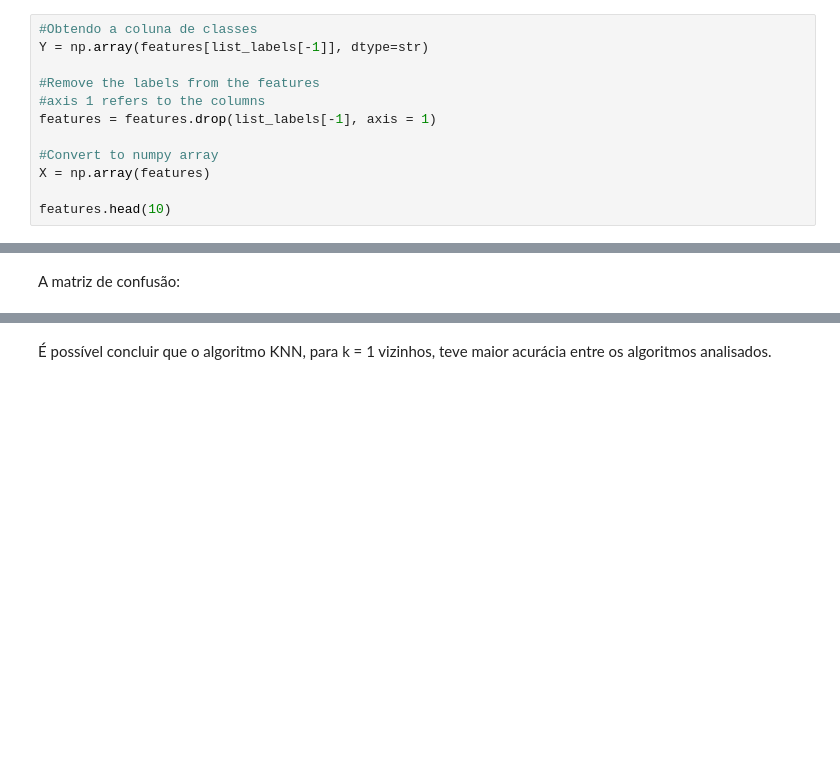
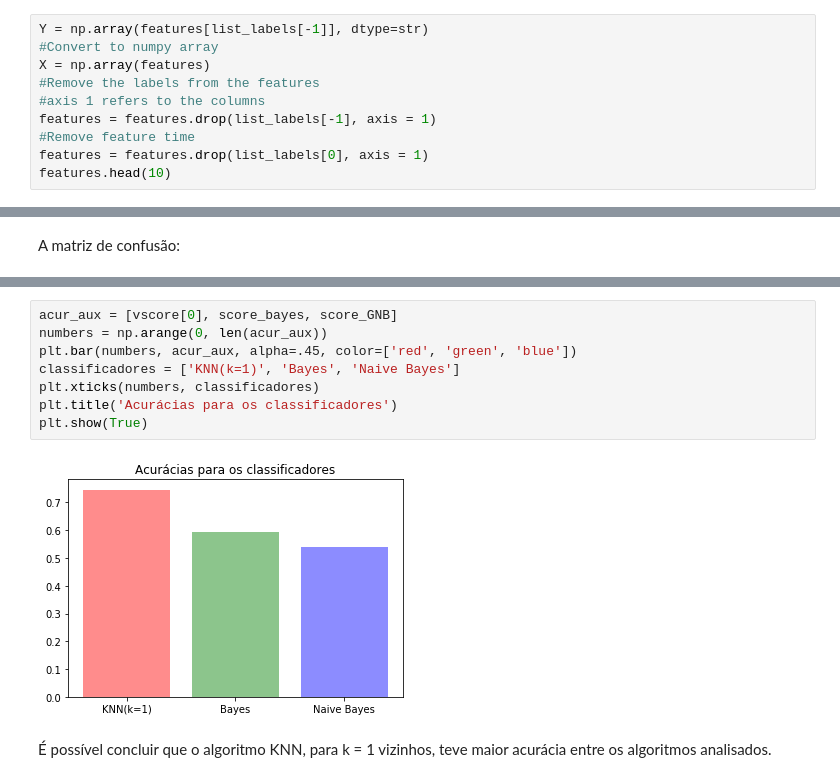
Before and after one commit to jceoval/Means-of-transportation-predict, a Jupyter notebook: Projeto.ipynb, the cells around one changed output, grey strips where cells are left out. Cells and saved outputs as stored; diff of their text form; blank space fills up the shorter version.

```diff
--- a/Projeto.ipynb
+++ b/Projeto.ipynb
@@ -54,12 +78,10 @@ Vamos construir as variáveis $X$ e $Y$, sendo que o processo classificação se
 # %%
-#Obtendo a coluna de classes
 Y = np.array(features[list_labels[-1]], dtype=str)
-
+#Convert to numpy array
+X = np.array(features)
 #Remove the labels from the features
 #axis 1 refers to the columns
 features = features.drop(list_labels[-1], axis = 1)
-
-#Convert to numpy array
-X = np.array(features)
-
+#Remove feature time
+features = features.drop(list_labels[0], axis = 1)
 features.head(10)
@@ -193,3 +249,13 @@ print("\tNaive Bayes: \t\t\t%.4f"% score_GNB)
+# %%
+acur_aux = [vscore[0], score_bayes, score_GNB]
+numbers = np.arange(0, len(acur_aux))
+plt.bar(numbers, acur_aux, alpha=.45, color=['red', 'green', 'blue'])
+classificadores = ['KNN(k=1)', 'Bayes', 'Naive Bayes']
+plt.xticks(numbers, classificadores)
+plt.title('Acurácias para os classificadores')
+plt.show(True)
+# %% [output]
+[figure, added]
 # %% [markdown]
 É possível concluir que o algoritmo KNN, para k = 1 vizinhos, teve maior acurácia entre os algoritmos analisados.
 # %% [markdown]
```
Also changed, not shown: parts of 51 cells of this notebook, 1 other file.
